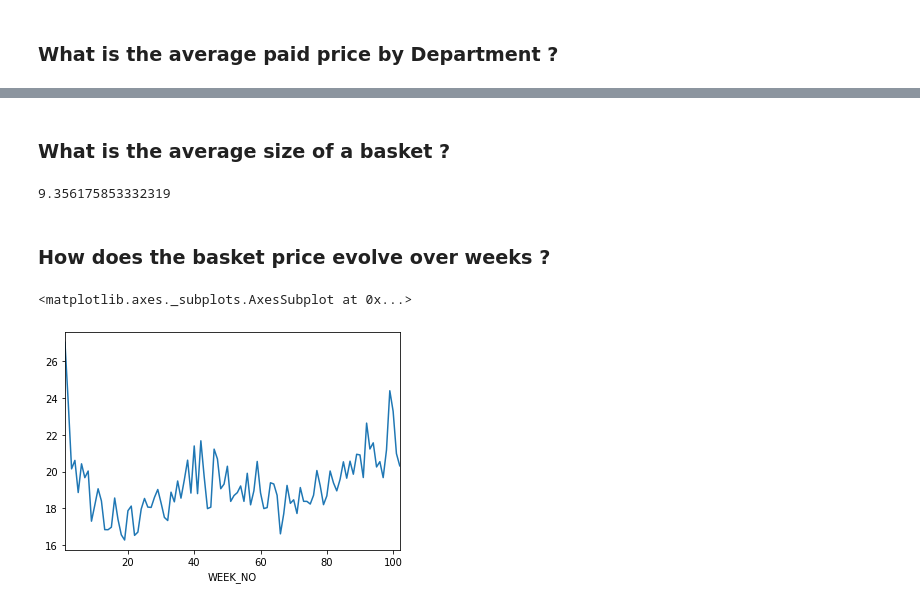
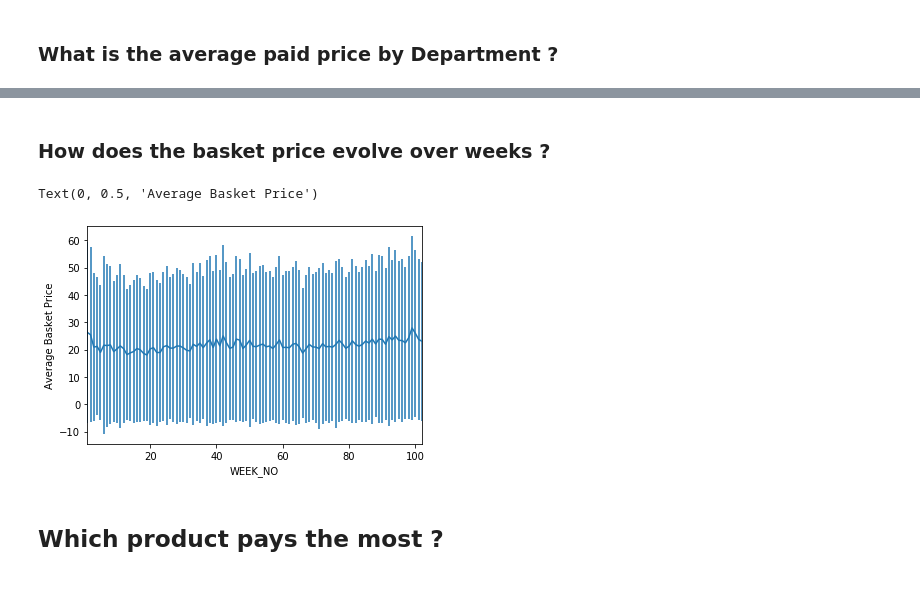
Before and after one commit to BenjaminEngelman/ADA-Project, a Jupyter notebook: Project-MainBenja.ipynb, the cells around one changed output, grey strips where cells are left out. Saved outputs shown, nothing was run; the diff lists cells and outputs as text; code cells hidden in the pictures.

```diff
--- a/Project-MainBenja.ipynb
+++ b/Project-MainBenja.ipynb
@@ -47,0 +141,2 @@ meat_products.head(20)
+# %%
+food_products = products[products.DEPARTMENT.isin(food_dep)].copy()
@@ -66,2 +212,5 @@ transactions.head(10)
+# %%
+food_products_IDs = food_products.PRODUCT_ID.values
+transactions = transactions[transactions.PRODUCT_ID.isin(food_products_IDs)]
 # %% [markdown]
 ### Create the PAID PRICE column
@@ -68,5 +225,5 @@ transactions.head(10)
 # %%
-transactions["PAID_PRICE"] = (transactions.SALES_VALUE - (transactions.RETAIL_DISC.abs() + transactions.COUPON_MATCH_DISC.abs())) / transactions.QUANTITY
+transactions["PAID_PRICE"] = (transactions.SALES_VALUE - (transactions.RETAIL_DISC.abs() + transactions.COUPON_MATCH_DISC.abs()))
 transactions["PAID_PRICE"] = transactions["PAID_PRICE"].clip(lower=0)
 # %%
 transactions.head(5)
@@ -150,2 +236,0 @@ dtype: bool
-# %%
-transactions = transactions[transactions.QUANTITY > 0]
@@ -262,17 +371,14 @@ COUP/STR & MFG      0.803634
 Name: PAID_PRICE, dtype: float64
-# %% [markdown]
-### What is the average size of a basket ?
-# %%
-transactions.groupby("BASKET_ID").count()["PRODUCT_ID"].mean()
-# %% [output]
-9.356175853332319
 # %% [markdown]
 ### How does the basket price evolve over weeks ?
 # %%
 basket_values = transactions.groupby("BASKET_ID").agg({"PAID_PRICE": sum, "WEEK_NO": "first"}).reset_index()
 avg_basket_value_per_week = basket_values.groupby("WEEK_NO")["PAID_PRICE"].mean()
-avg_basket_value_per_week.plot()
+std_basket_value_per_week = basket_values.groupby("WEEK_NO")["PAID_PRICE"].std()
+
+avg_basket_value_per_week.plot(yerr=std_basket_value_per_week)
+plt.ylabel("Average Basket Price")
 # basket_value_per_week.sort_values(ascending=False)
 # %% [output]
-<matplotlib.axes._subplots.AxesSubplot at 0x...>
+Text(0, 0.5, 'Average Basket Price')
-[figure, old version]
+[figure, new version]
@@ -280,0 +385,2 @@ coupon_disc_per_week = transactions.groupby("WEEK_NO").COUPON_DISC.sum()
+# %% [markdown]
+## Which product pays the most ?
```
Also changed, not shown: parts of 90 cells of this notebook.
